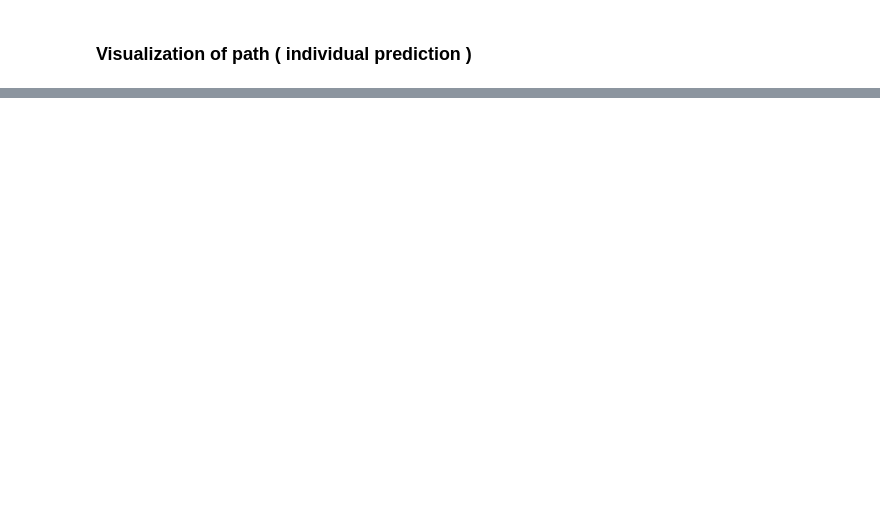
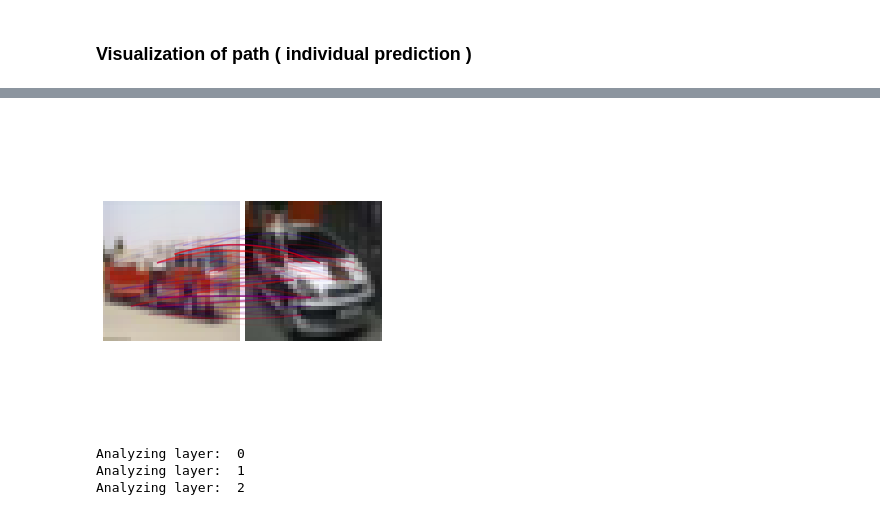
Before and after one commit to FrantisekSefcik/labs-nn, a Jupyter notebook: notebooks/Layers activations.ipynb, the cells around one changed output, grey strips where cells are left out. Cells and saved outputs as stored; diff of their text form; code cells hidden in the pictures; blank space fills up the shorter version.

```diff
--- a/notebooks/Layers activations.ipynb
+++ b/notebooks/Layers activations.ipynb
@@ -284,2 +288,12 @@ Analysis of cases predicted as airplane
 # %% [markdown]
 ### Visualization of path ( individual prediction )
+# %%
+# model with layers outputs
+layer_model = LayerModel(model, [4,6,7], class_names)
+# divide test images to train and test subset
+a_images, b_images = get_train_test(test_images)
+a_labels, b_labels = get_train_test(test_labels.squeeze())
+
+# train KNN for each layer
+a_pred_labels = model.predict(a_images).argmax(1)
+layer_model.train(a_images, a_labels, a_pred_labels)
@@ -285,0 +323,6 @@ Analysis of cases predicted as airplane
+# %%
+a = bi_lrp_models[0].analyze_pair(b_images[0], b_images[1], [2])
+# %%
+visualization.plot_relevances_full(a, b_images[0], b_images[1], [2])
+# %% [output]
+[figure, added]
@@ -285,0 +350,17 @@ Analysis of cases predicted as airplane
+# %%
+image_idx = 0
+poolstride = [2]
+
+image = susp_imgs[image_idx]
+true_label = susp_labels[image_idx]
+layers_neighbours_idxs = [x[image_idx] for x in susp_idx]
+
+BiLrp_R = []
+
+for layer, layer_neighbours in enumerate(layers_neighbours_idxs):
+    print("Analyzing layer: ", layer)
+    BiLrp_R.append(bi_lrp_models[layer].analyze_pair(image, a_images[layer_neighbours[0]], poolstride))
+# %% [output]
+Analyzing layer:  0
+Analyzing layer:  1
+Analyzing layer:  2
```
Also changed, not shown: parts of 34 cells of this notebook, 5 other files.
